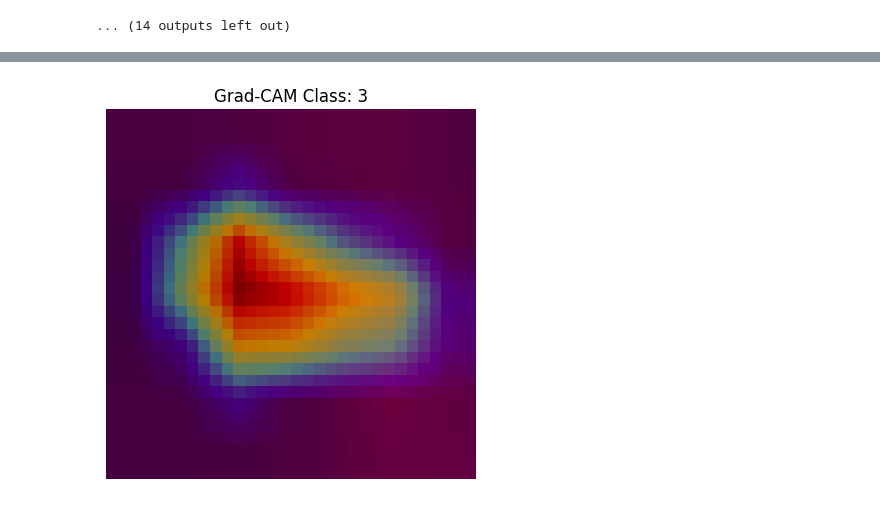
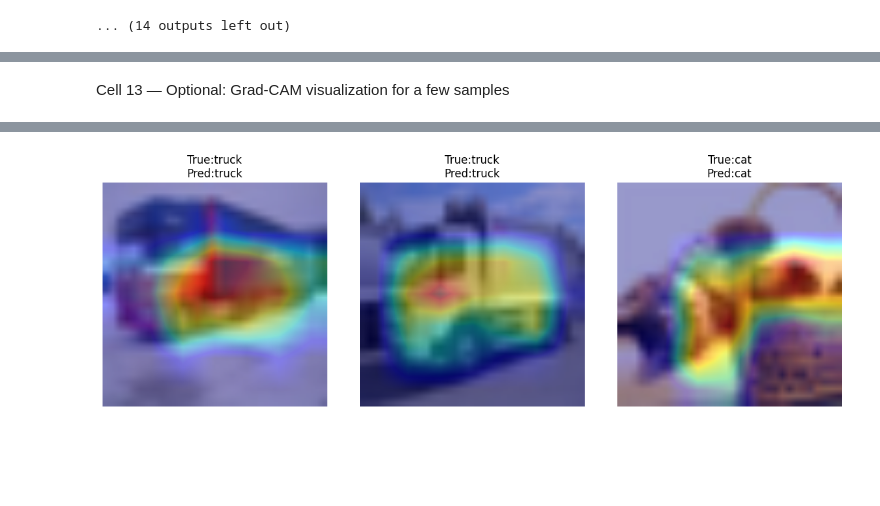
Before and after one commit to nahidibnaharun/AI-and-ML-and-Pattern-Recognition, a Jupyter notebook: CIFAR-10/CIFAR_10.ipynb, the cells around one changed output, grey strips where cells are left out. Cells and saved outputs as stored; diff of their text form; code cells hidden in the pictures; blank space fills up the shorter version.

```diff
--- a/CIFAR-10/CIFAR_10.ipynb
+++ b/CIFAR-10/CIFAR_10.ipynb
@@ -404,56 +490,67 @@ plot_training(history)
+# %% [markdown]
+Cell 13 — Optional: Grad-CAM visualization for a few samples
 # %%
-import torch
-import numpy as np
+# Cell 13: Grad-CAM for visual explanation (optional)
+
 import cv2
-import matplotlib.pyplot as plt
-from torchvision import transforms
+import random
 
-def gradcam(model, img, class_idx=None):
+def gradcam_resnet(model, img_tensor, class_idx=None):
     model.eval()
     features = []
     gradients = []
 
-    def forward_hook(module, input, output):
-        features.append(output)
+    def forward_hook(module, inp, out):
+        features.append(out.cpu().detach())
 
     def backward_hook(module, grad_in, grad_out):
-        gradients.append(grad_out[0])
+        gradients.append(grad_out[0].cpu().detach())
 
-    # hook last conv layer
-    target_layer = model.layer4[-1].conv2
-    target_layer.register_forward_hook(forward_hook)
-    target_layer.register_backward_hook(backward_hook)
+    # ✅ Hook the last convolutional layer for ResNet-50
+    target_layer = model.layer4[-1].conv3 if hasattr(model.layer4[-1], 'conv3') else model.layer4[-1].conv2
+    fh = target_layer.register_forward_hook(forward_hook)
+    bh = target_layer.register_backward_hook(backward_hook)
 
-    img = img.unsqueeze(0).to(device)
-    output = model(img)
+    inp = img_tensor.unsqueeze(0).to(device)
+    out = model(inp)
     if class_idx is None:
-        class_idx = output.argmax(dim=1).item()
+        class_idx = int(out.argmax(1).cpu().numpy()[0])
 
     model.zero_grad()
-    output[0, class_idx].backward()
+    out[0, class_idx].backward()
 
-    grads = gradients[0].cpu().data.numpy()[0]
-    fmap = features[0].cpu().data.numpy()[0]
+    fmap = features[0].squeeze(0).numpy()      # [C, H, W]
+    grads = gradients[0].squeeze(0).numpy()    # [C, H, W]
 
-    weights = np.mean(grads, axis=(1, 2))
+    weights = grads.mean(axis=(1,2))           # [C]
     cam = np.zeros(fmap.shape[1:], dtype=np.float32)
-
     for i, w in enumerate(weights):
         cam += w * fmap[i]
+    cam = np.maximum(cam, 0)
+    cam = cv2.resize(cam, (img_tensor.shape[2], img_tensor.shape[1]))
+    cam = cam - cam.min()
+    cam = cam / (cam.max() + 1e-8)
 
-    cam = np.maximum(cam, 0)
-    cam = cv2.resize(cam, (32, 32))
-    cam = cam - np.min(cam)
-    cam = cam / np.max(cam)
+    fh.remove(); bh.remove()
+    return cam, class_idx
 
-    img_show = img.cpu().squeeze().permute(1,2,0).numpy()
-    plt.imshow(img_show)
-    plt.imshow(cam, cmap='jet', alpha=0.5)
-    plt.title(f"Grad-CAM Class: {class_idx}")
-    plt.axis('off')
+
+def show_gradcam_samples(model, dataset, indices):
+    fig, axes = plt.subplots(1, len(indices), figsize=(4*len(indices), 4))
+    for i, idx in enumerate(indices):
+        img, label = dataset[idx]
+        cam, cls = gradcam_resnet(model, img)
+        img_show = denormalize(img)
+        ax = axes[i] if len(indices)>1 else axes
+        ax.imshow(img_show)
+        ax.imshow(cam, cmap='jet', alpha=0.4)
+        ax.set_title(f"True:{dataset.classes[label]}\nPred:{dataset.classes[cls]}")
+        ax.axis('off')
+    plt.tight_layout()
     plt.show()
 
-# Example usage
-sample_img, _ = test_dataset[0]
-gradcam(model, sample_img)
+
+# ✅ Example usage (actually run this)
+inds = random.sample(range(len(test_dataset)), 3)
+show_gradcam_samples(model, test_dataset, inds)
 # %% [output]
@@ -461 +557 @@ WARNING:matplotlib.image:Clipping input data to the valid range for imshow with
-[figure, old version]
+[figure, new version]
```
Also changed, not shown: parts of 14 cells of this notebook.
